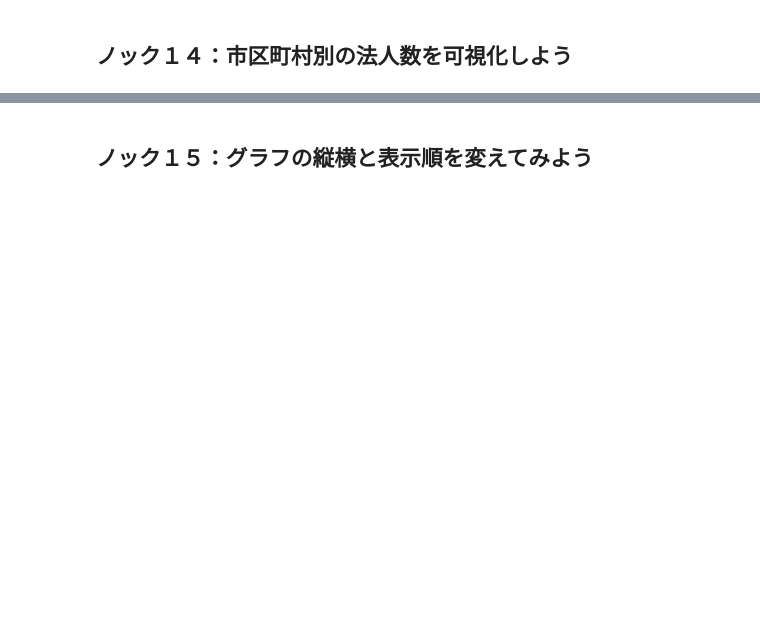
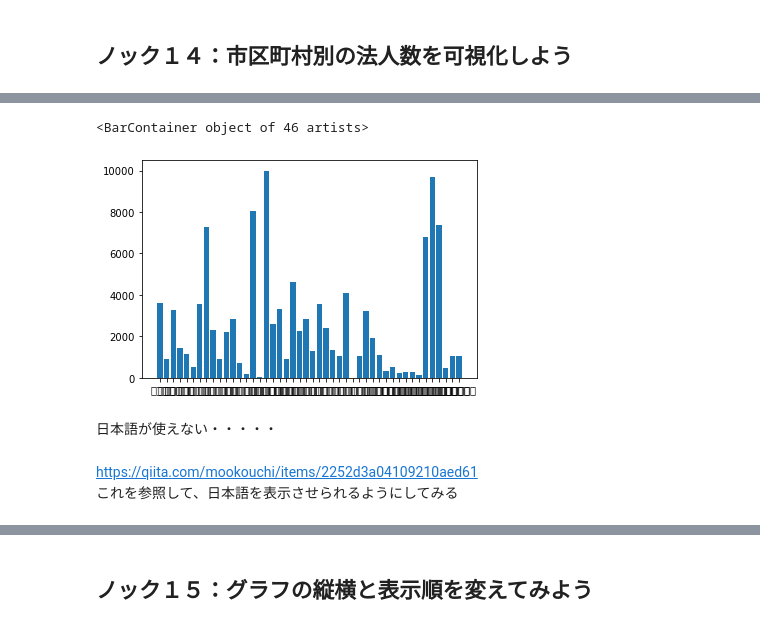
Before and after one commit to ayakamori0702/100knock-process-visualization, a Jupyter notebook: chapter-1/src/1章.ipynb, the cells around one changed output, grey strips where cells are left out. Drawn from its saved outputs; the diff is of its cells as text; code cells hidden in the pictures; blank space fills up the shorter version.

```diff
--- a/chapter-1/src/1章.ipynb
+++ b/chapter-1/src/1章.ipynb
@@ -824,0 +859,2 @@ data.to_excel(os.path.join(output_dir, output_file), index=False)
+# %%
+data = data[['cityName', 'corporateNumber', 'name', 'corp_kind_name', 'process', 'process_kbn_name', 'assignmentDate', 'updateDate', 'update_fiscal_year', 'update_YM']]
@@ -824,0 +877,4 @@ data.to_excel(os.path.join(output_dir, output_file), index=False)
+# %%
+data = data.drop(columns = 'process')
+print(data.columns)
+data.head(3)
@@ -828,0 +1027,3 @@ data.to_excel(os.path.join(output_dir, output_file), index=False)
+# %%
+tmp = data.groupby('cityName').size()
+tmp.head(10)
@@ -828,0 +1043,11 @@ data.to_excel(os.path.join(output_dir, output_file), index=False)
+# %%
+x = tmp.index
+y = tmp.values
+plt.bar(x, y)
+# %% [output]
+<BarContainer object of 46 artists>
+[figure, added]
+# %% [markdown]
+日本語が使えない・・・・・
+# %% [markdown]
+https://qiita.com/mookouchi/items/2252d3a04109210aed61  <br>これを参照して、日本語を表示させられるようにしてみる
```
Also changed, not shown: parts of 42 cells of this notebook, 7 other files.
